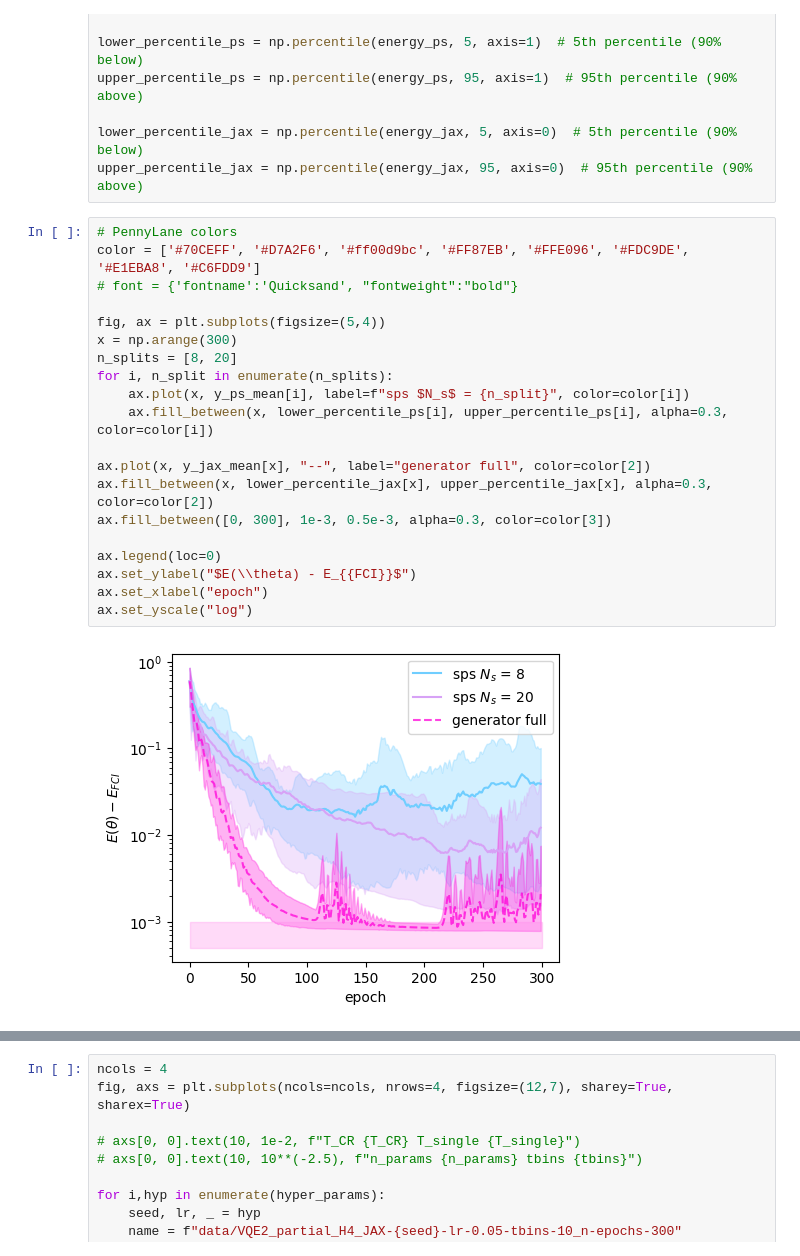
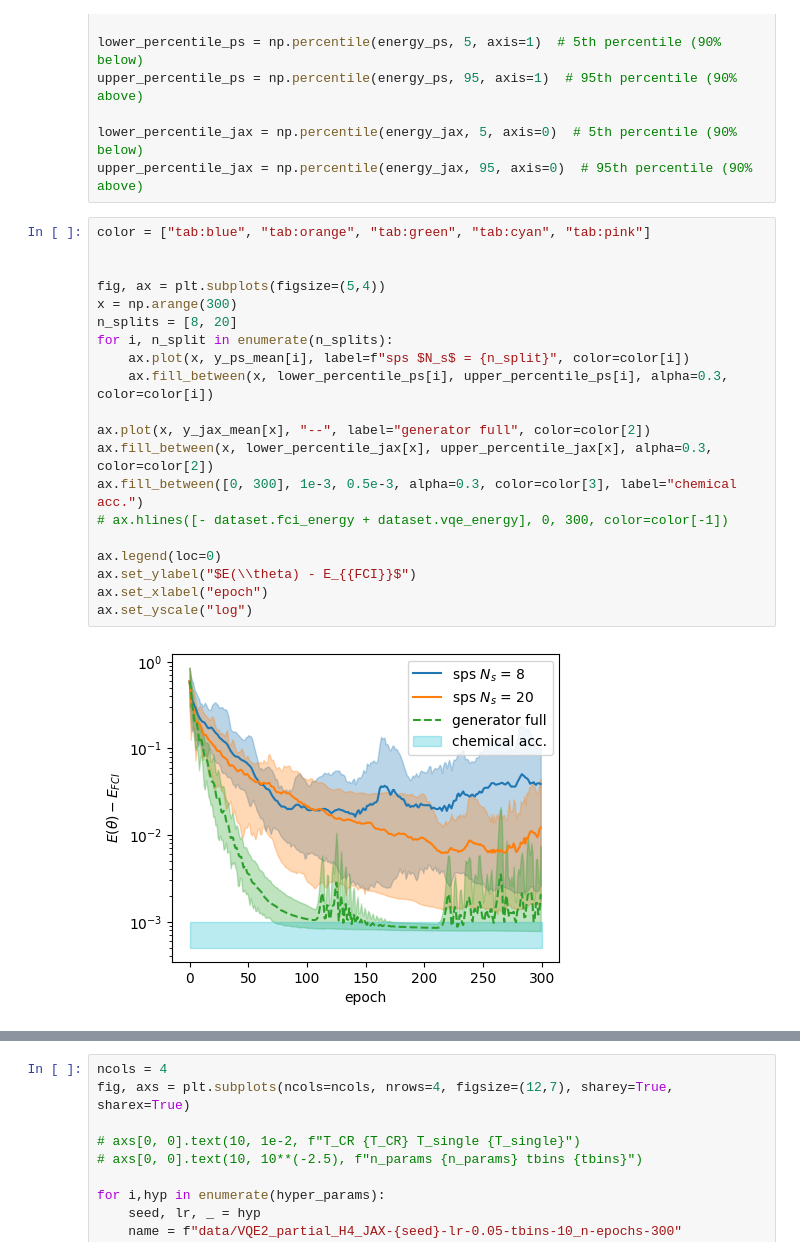
Before and after one commit to XanaduAI/Analytic_Pulse_Gradients, a Jupyter notebook: VQE_H4/VQE_H4_evaluate.ipynb, the cells around one changed output, grey strips where cells are left out. Drawn from its saved outputs; the diff is of its cells as text.

```diff
--- a/VQE_H4/VQE_H4_evaluate.ipynb
+++ b/VQE_H4/VQE_H4_evaluate.ipynb
@@ -49,24 +49,24 @@ upper_percentile_ps = np.percentile(energy_ps, 95, axis=1)  # 95th percentile (9
 lower_percentile_jax = np.percentile(energy_jax, 5, axis=0)  # 5th percentile (90% below)
 upper_percentile_jax = np.percentile(energy_jax, 95, axis=0)  # 95th percentile (90% above)
 # %%
-# PennyLane colors
-color = ['#70CEFF', '#D7A2F6', '#ff00d9bc', '#FF87EB', '#FFE096', '#FDC9DE', '#E1EBA8', '#C6FDD9']
-# font = {'fontname':'Quicksand', "fontweight":"bold"}
+color = ["tab:blue", "tab:orange", "tab:green", "tab:cyan", "tab:pink"]
+
 
 fig, ax = plt.subplots(figsize=(5,4))
 x = np.arange(300)
 n_splits = [8, 20]
 for i, n_split in enumerate(n_splits):
     ax.plot(x, y_ps_mean[i], label=f"sps $N_s$ = {n_split}", color=color[i])
     ax.fill_between(x, lower_percentile_ps[i], upper_percentile_ps[i], alpha=0.3, color=color[i])
 
 ax.plot(x, y_jax_mean[x], "--", label="generator full", color=color[2])
 ax.fill_between(x, lower_percentile_jax[x], upper_percentile_jax[x], alpha=0.3, color=color[2])
-ax.fill_between([0, 300], 1e-3, 0.5e-3, alpha=0.3, color=color[3])
+ax.fill_between([0, 300], 1e-3, 0.5e-3, alpha=0.3, color=color[3], label="chemical acc.")
+# ax.hlines([- dataset.fci_energy + dataset.vqe_energy], 0, 300, color=color[-1])
 
 ax.legend(loc=0)
 ax.set_ylabel("$E(\\theta) - E_{{FCI}}$")
 ax.set_xlabel("epoch")
 ax.set_yscale("log")
 # %% [output]
-[figure, old version]
+[figure, new version]
```
Also changed, not shown: parts of 2 cells of this notebook, 5 other files.
